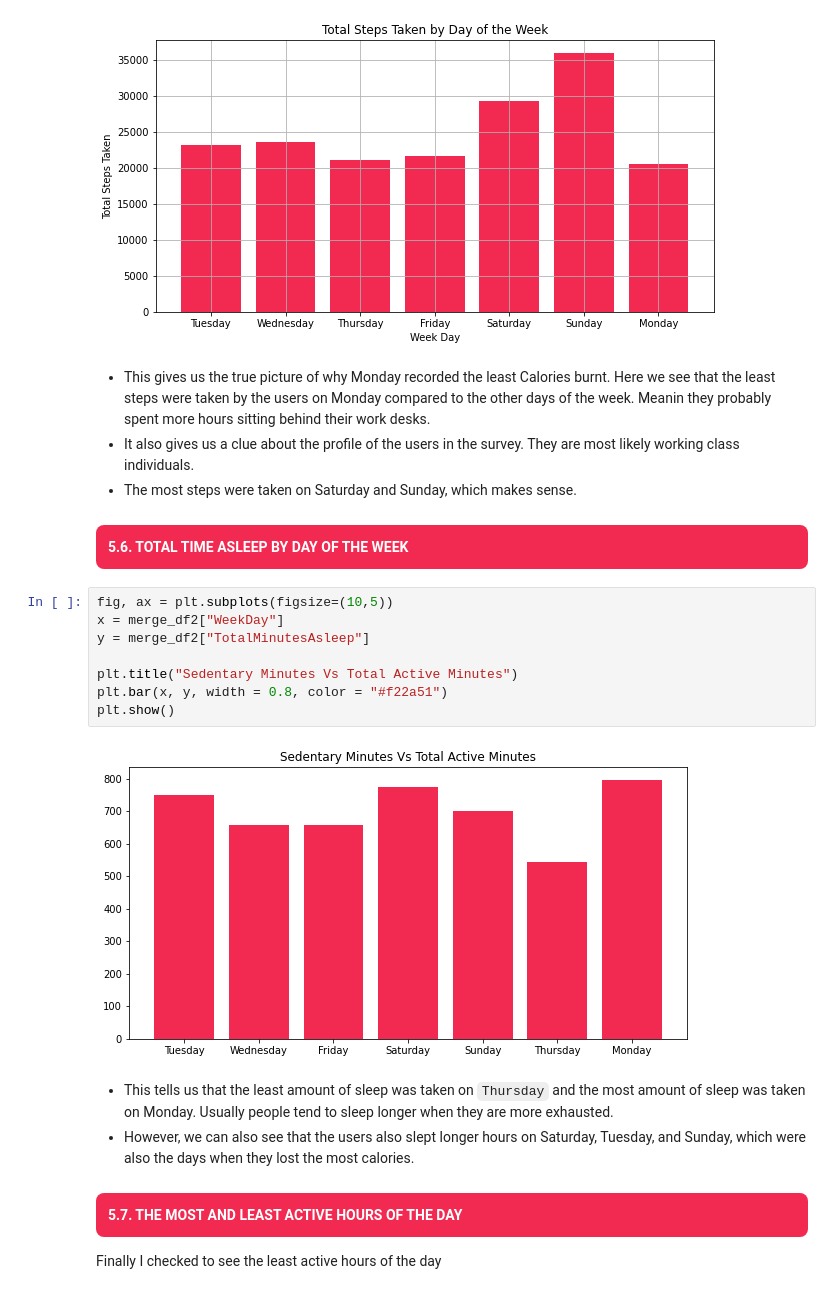
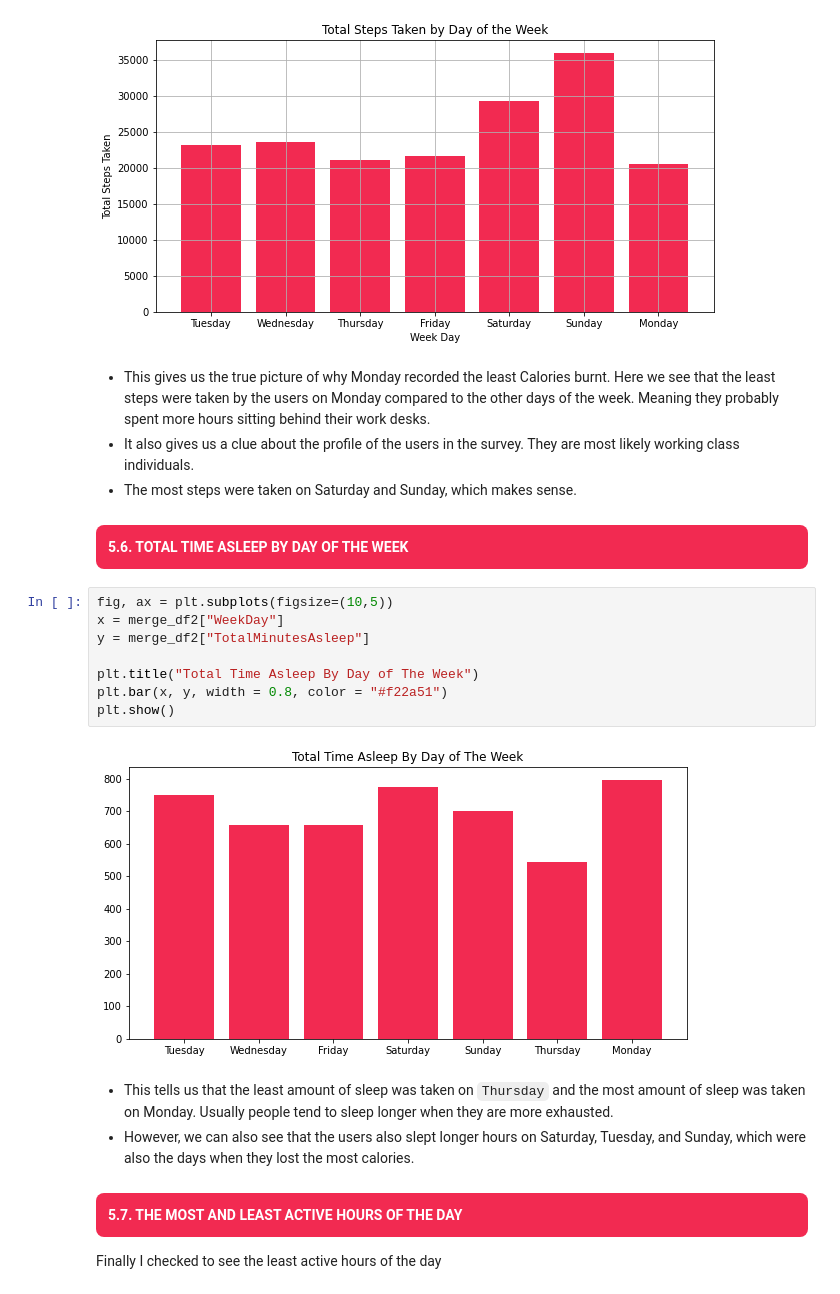
Before and after one commit to therealoise/Bellabeat-Case-Study, a Jupyter notebook: bellabeat-case-study-with-python.ipynb, the cells around one changed output. Saved outputs shown, nothing was run; the diff lists cells and outputs as text.

```diff
--- a/bellabeat-case-study-with-python.ipynb
+++ b/bellabeat-case-study-with-python.ipynb
@@ -735,7 +735,7 @@ plt.show()
 # %% [output]
 [figure]
 # %% [markdown]
-* This gives us the true picture of why Monday recorded the least Calories burnt. Here we see that the least steps were taken by the users on Monday compared to the other days of the week. Meanin they probably spent more hours sitting behind their work desks.
+* This gives us the true picture of why Monday recorded the least Calories burnt. Here we see that the least steps were taken by the users on Monday compared to the other days of the week. Meaning they probably spent more hours sitting behind their work desks.
 * It also gives us a clue about the profile of the users in the survey. They are most likely working class individuals.
 * The most steps were taken on Saturday and Sunday, which makes sense.
 
@@ -743,13 +743,13 @@ plt.show()
 # %%
 fig, ax = plt.subplots(figsize=(10,5))
 x = merge_df2["WeekDay"]
 y = merge_df2["TotalMinutesAsleep"]
 
-plt.title("Sedentary Minutes Vs Total Active Minutes")
+plt.title("Total Time Asleep By Day of The Week")
 plt.bar(x, y, width = 0.8, color = "#f22a51")
 plt.show()
 # %% [output]
-[figure, old version]
+[figure, new version]
 # %% [markdown]
 * This tells us that the least amount of sleep was taken on `Thursday` and the most amount of sleep was taken on Monday. Usually people tend to sleep longer when they are more exhausted.
 * However, we can also see that the users also slept longer hours on Saturday, Tuesday, and Sunday, which were also the days when they lost the most calories.
```
Also changed, not shown: parts of 2 cells of this notebook.
